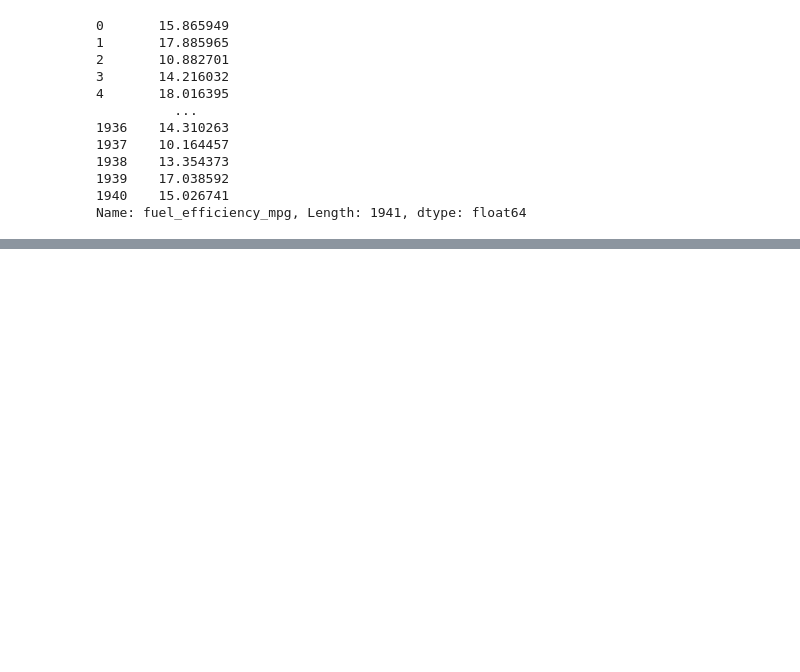
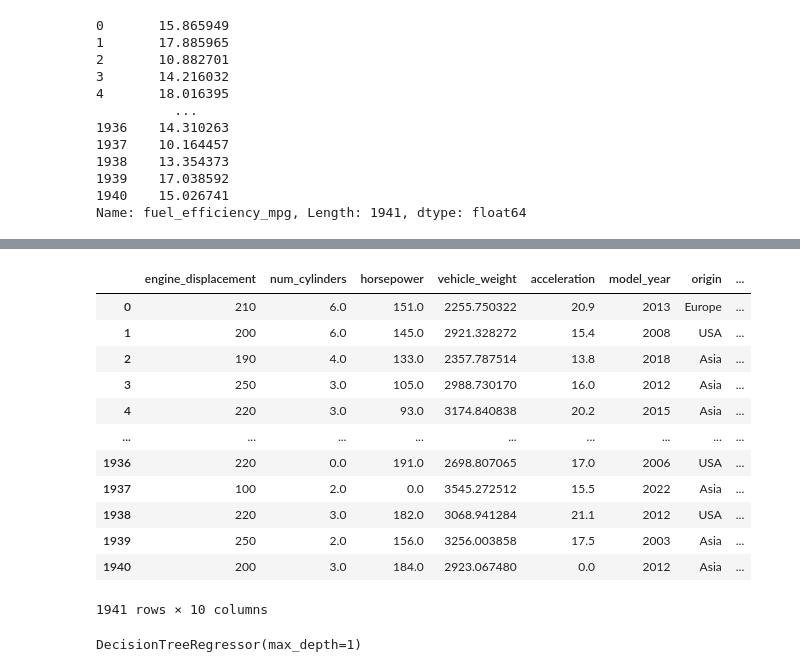
Before and after one commit to rajibulislam1/DataTalksClub, a Jupyter notebook: 2025/06-homework.ipynb, the cells around one changed output, grey strips where cells are left out. Cells and saved outputs as stored; diff of their text form; code cells hidden in the pictures; blank space fills up the shorter version.

```diff
--- a/2025/06-homework.ipynb
+++ b/2025/06-homework.ipynb
@@ -117,0 +138,16 @@ del df_test['fuel_efficiency_mpg']
+# %%
+df_val
+# %% [output]
+|  | engine_displacement | num_cylinders | horsepower | vehicle_weight | acceleration | model_year | origin | ... |
+| 0 | 210 | 6.0 | 151.0 | 2255.750322 | 20.9 | 2013 | Europe | ... |
+| 1 | 200 | 6.0 | 145.0 | 2921.328272 | 15.4 | 2008 | USA | ... |
+| 2 | 190 | 4.0 | 133.0 | 2357.787514 | 13.8 | 2018 | Asia | ... |
+| 3 | 250 | 3.0 | 105.0 | 2988.730170 | 16.0 | 2012 | Asia | ... |
+| 4 | 220 | 3.0 | 93.0 | 3174.840838 | 20.2 | 2015 | Asia | ... |
+| ... | ... | ... | ... | ... | ... | ... | ... | ... |
+| 1936 | 220 | 0.0 | 191.0 | 2698.807065 | 17.0 | 2006 | USA | ... |
+| 1937 | 100 | 2.0 | 0.0 | 3545.272512 | 15.5 | 2022 | Asia | ... |
+| 1938 | 220 | 3.0 | 182.0 | 3068.941284 | 21.1 | 2012 | USA | ... |
+| 1939 | 250 | 2.0 | 156.0 | 3256.003858 | 17.5 | 2003 | Asia | ... |
+| 1940 | 200 | 3.0 | 184.0 | 2923.067480 | 0.0 | 2012 | Asia | ... |
+1941 rows × 10 columns
@@ -117,0 +163,5 @@ del df_test['fuel_efficiency_mpg']
+# %%
+dtr = DecisionTreeRegressor(max_depth=1)
+dtr.fit(X_train, y_train)
+# %% [output]
+DecisionTreeRegressor(max_depth=1)
```
Also changed, not shown: parts of 11 cells of this notebook, 1 other file.
